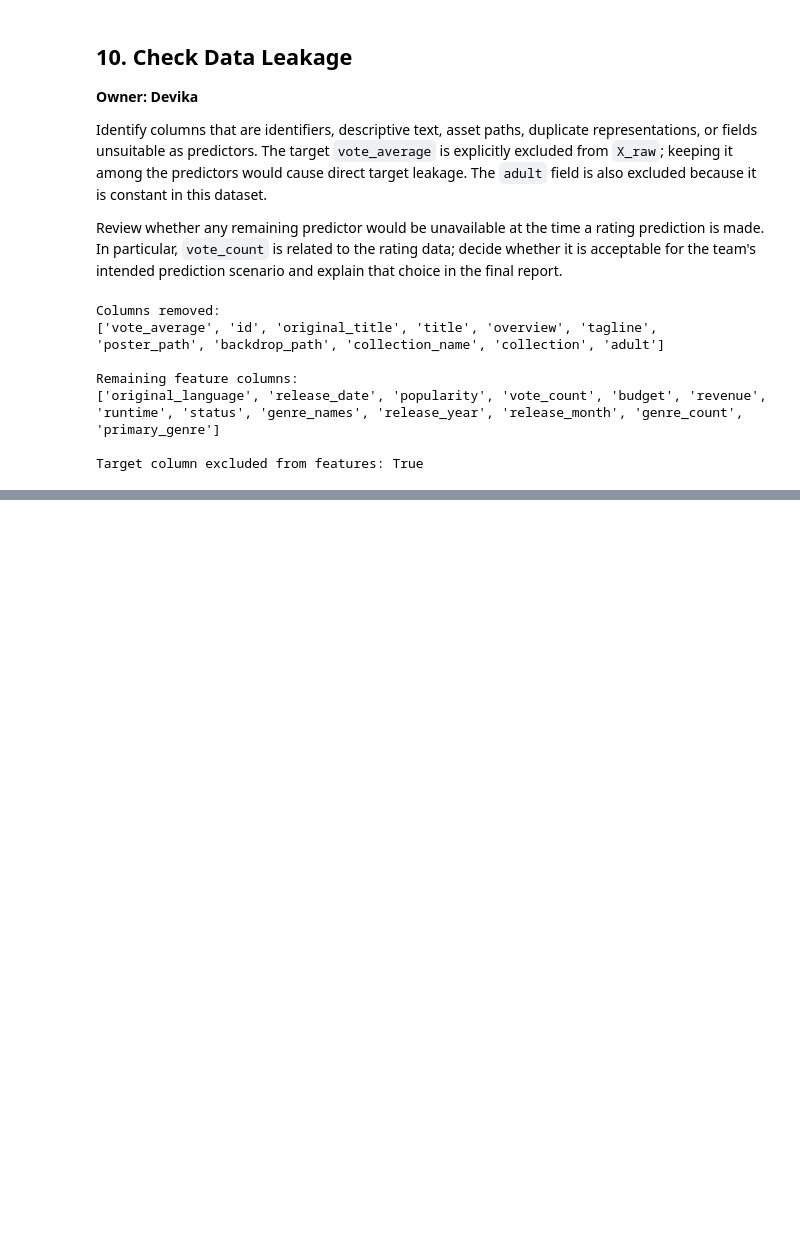
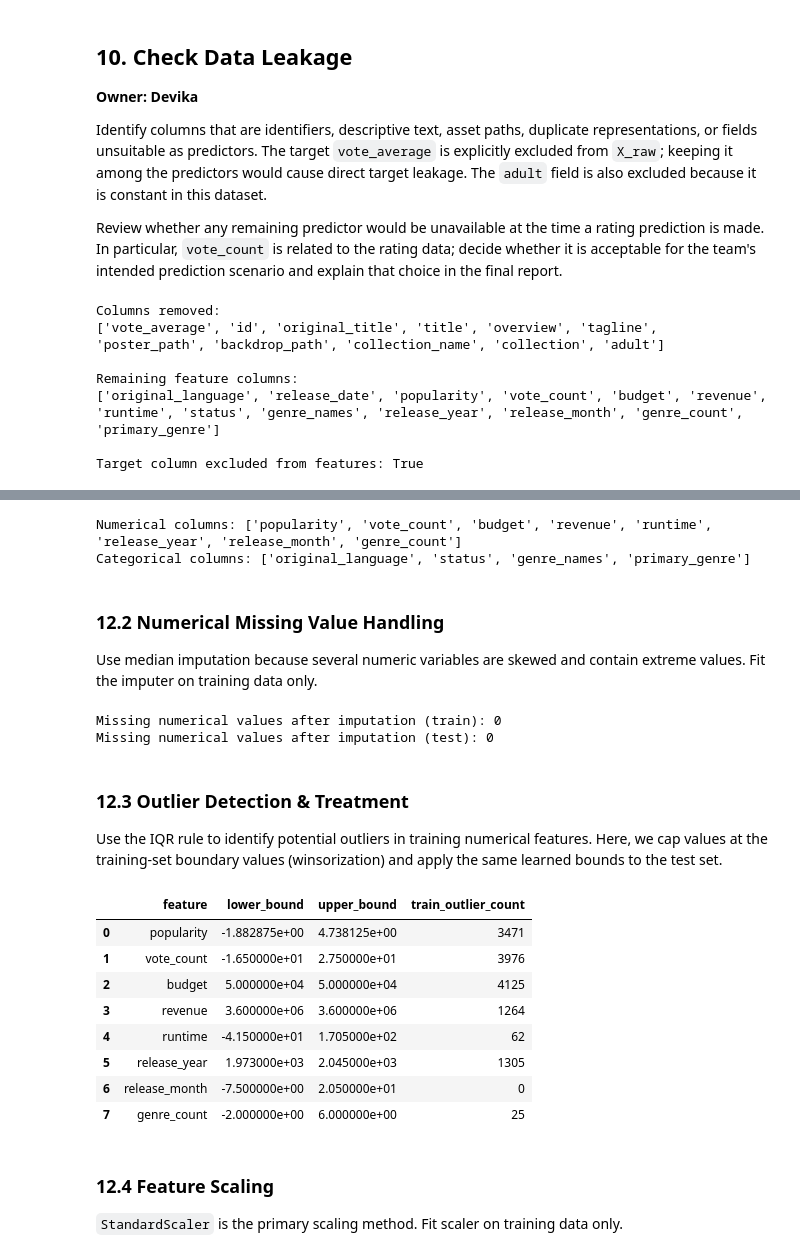
Before and after one commit to alameenShameer/Horror_Movie_EDA_Preprocessing, a Jupyter notebook: Horror_Movie_EDA_Preprocessing.ipynb, the cells around one changed output, grey strips where cells are left out. Saved outputs shown, nothing was run; the diff lists cells and outputs as text; code cells hidden in the pictures; blank space fills up the shorter version.

Commit message:
Train_test split + Numerical data Preprocessing

```diff
--- a/Horror_Movie_EDA_Preprocessing.ipynb
+++ b/Horror_Movie_EDA_Preprocessing.ipynb
@@ -637,0 +685,66 @@ Target column excluded from features: True
+# %%
+numeric_features = X_train.select_dtypes(include=["number"]).columns.tolist()
+categorical_features = X_train.select_dtypes(include=["object", "string", "category", "bool", "boolean"]).columns.tolist()
+
+print("Numerical columns:", numeric_features)
+print("Categorical columns:", categorical_features)
+# %% [output]
+Numerical columns: ['popularity', 'vote_count', 'budget', 'revenue', 'runtime', 'release_year', 'release_month', 'genre_count']
+Categorical columns: ['original_language', 'status', 'genre_names', 'primary_genre']
+# %% [markdown]
+### 12.2 Numerical Missing Value Handling
+
+Use median imputation because several numeric variables are skewed and contain extreme values. Fit the imputer on training data only.
+# %%
+numeric_imputer = SimpleImputer(strategy="median")
+X_train_num = pd.DataFrame(
+    numeric_imputer.fit_transform(X_train[numeric_features]),
+    columns=numeric_features,
+    index=X_train.index
+)
+X_test_num = pd.DataFrame(
+    numeric_imputer.transform(X_test[numeric_features]),
+    columns=numeric_features,
+    index=X_test.index
+)
+print("Missing numerical values after imputation (train):", X_train_num.isna().sum().sum())
+print("Missing numerical values after imputation (test):", X_test_num.isna().sum().sum())
+# %% [output]
+Missing numerical values after imputation (train): 0
+Missing numerical values after imputation (test): 0
+# %% [markdown]
+### 12.3 Outlier Detection & Treatment
+
+Use the IQR rule to identify potential outliers in training numerical features. Here, we cap values at the training-set boundary values (winsorization) and apply the same learned bounds to the test set.
+# %%
+outlier_summary = []
+outlier_bounds = {}
+
+for col in numeric_features:
+    q1 = X_train_num[col].quantile(0.25)
+    q3 = X_train_num[col].quantile(0.75)
+    iqr = q3 - q1
+    lower = q1 - 1.5 * iqr
+    upper = q3 + 1.5 * iqr
+    outlier_count = ((X_train_num[col] < lower) | (X_train_num[col] > upper)).sum()
+    outlier_bounds[col] = (lower, upper)
+    outlier_summary.append([col, lower, upper, int(outlier_count)])
+
+    X_train_num[col] = X_train_num[col].clip(lower=lower, upper=upper)
+    X_test_num[col] = X_test_num[col].clip(lower=lower, upper=upper)
+
+display(pd.DataFrame(outlier_summary, columns=["feature", "lower_bound", "upper_bound", "train_outlier_count"]))
+# %% [output]
+|  | feature | lower_bound | upper_bound | train_outlier_count |
+| 0 | popularity | -1.882875e+00 | 4.738125e+00 | 3471 |
+| 1 | vote_count | -1.650000e+01 | 2.750000e+01 | 3976 |
+| 2 | budget | 5.000000e+04 | 5.000000e+04 | 4125 |
+| 3 | revenue | 3.600000e+06 | 3.600000e+06 | 1264 |
+| 4 | runtime | -4.150000e+01 | 1.705000e+02 | 62 |
+| 5 | release_year | 1.973000e+03 | 2.045000e+03 | 1305 |
+| 6 | release_month | -7.500000e+00 | 2.050000e+01 | 0 |
+| 7 | genre_count | -2.000000e+00 | 6.000000e+00 | 25 |
+# %% [markdown]
+### 12.4 Feature Scaling
+
+`StandardScaler` is the primary scaling method. Fit scaler on training data only.
```
Also changed, not shown: parts of 5 cells of this notebook.
